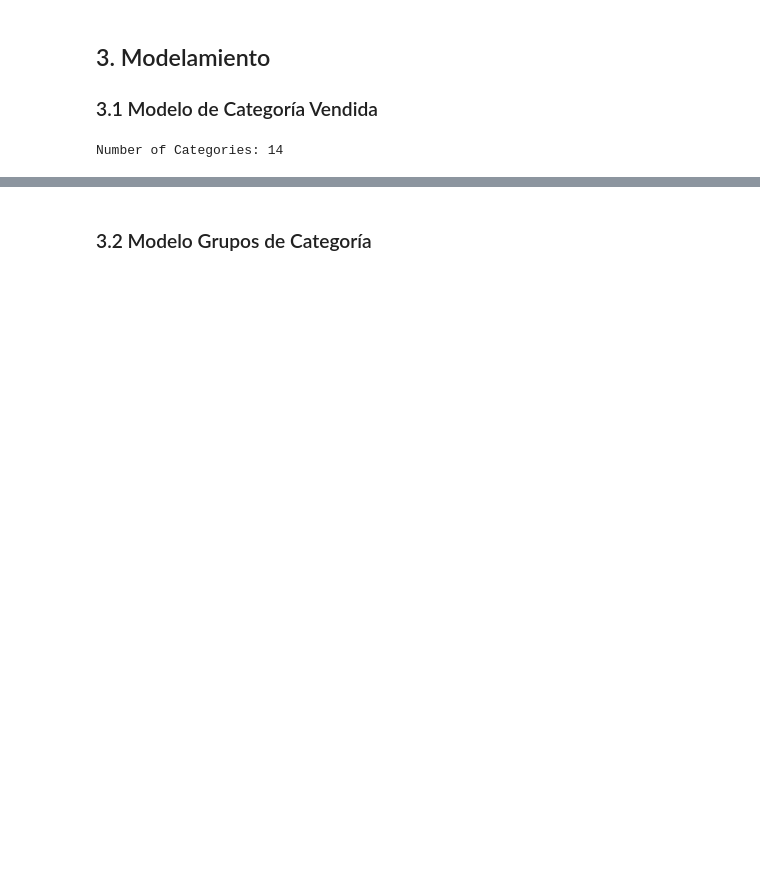
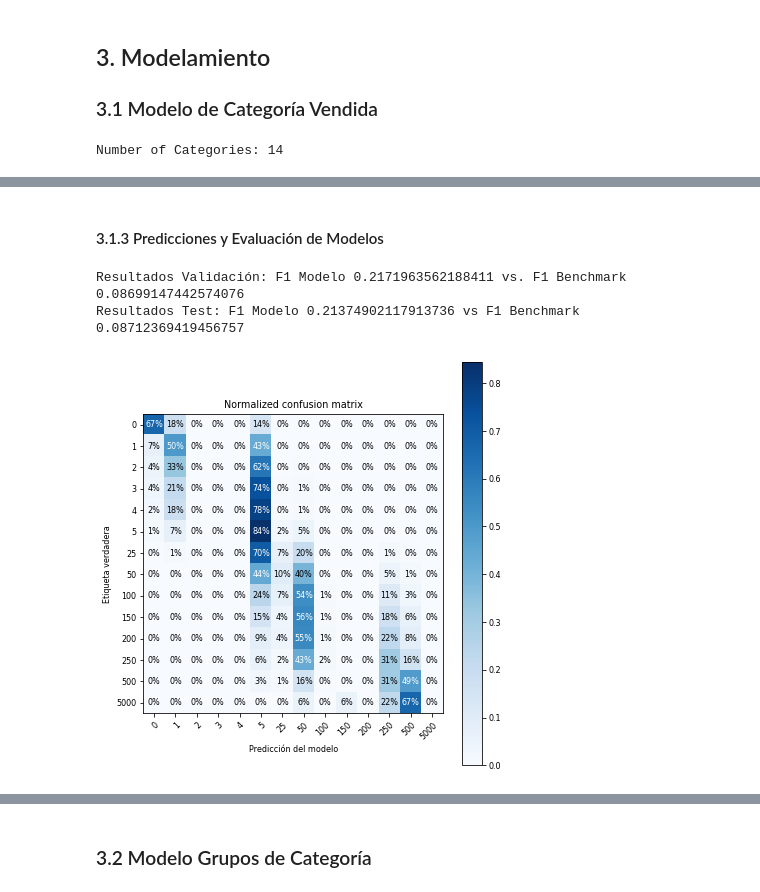
Before and after one commit to juancop/MeliDSChallenge, a Jupyter notebook: notebooks/MODEL_SoldQuantity.ipynb, the cells around one changed output, grey strips where cells are left out. Saved outputs shown, nothing was run; the diff lists cells and outputs as text; code cells hidden in the pictures; blank space fills up the shorter version.

```diff
--- a/notebooks/MODEL_SoldQuantity.ipynb
+++ b/notebooks/MODEL_SoldQuantity.ipynb
@@ -89,4 +97,4 @@ Number of Categories: 14
 # %%
-Model_1 = define_xgb_for_cv(num_class=14, scoring = 'f1_macro')
+Model_1 = GridSearchXGBClassifier(num_class = 14)
 Model_1.fit(X_train, y_train)
 # %% [output]
@@ -94,0 +129,9 @@ Fitting 3 folds for each of 5 candidates, totalling 15 fits
+# %% [markdown]
+#### 3.1.3 Predicciones y Evaluación de Modelos
+# %%
+# Predicciones en Validación y Test para el Modelo 1
+predictions_model_1_validation = Model_1.predict(X_val)
+f_1_model_1_validation = f1_score(predictions_model_1_validation, y_val.values, average = 'macro')
+
+predictions_model_1_test = Model_1.predict(X_test)
+f_1_model_1_test = f1_score(predictions_model_1_test, y_test.values, average = 'macro')
@@ -94,0 +145,9 @@ Fitting 3 folds for each of 5 candidates, totalling 15 fits
+# %%
+print(f'Resultados Validación: F1 Modelo {f_1_model_1_validation} vs. F1 Benchmark {f_1_bench_1_validation}\nResultados Test: F1 Modelo {f_1_model_1_test} vs F1 Benchmark {f_1_bench_1_test}')
+# %% [output]
+Resultados Validación: F1 Modelo 0.2171963562188411 vs. F1 Benchmark 0.08699147442574076
+Resultados Test: F1 Modelo 0.21374902117913736 vs F1 Benchmark 0.08712369419456757
+# %%
+cf_M1 = plot_confusion_matrix(y_test.values, predictions_model_1_test, np.unique(y_test.values), normalize=True)
+# %% [output]
+[figure, added]
```
Also changed, not shown: parts of 23 cells of this notebook.
